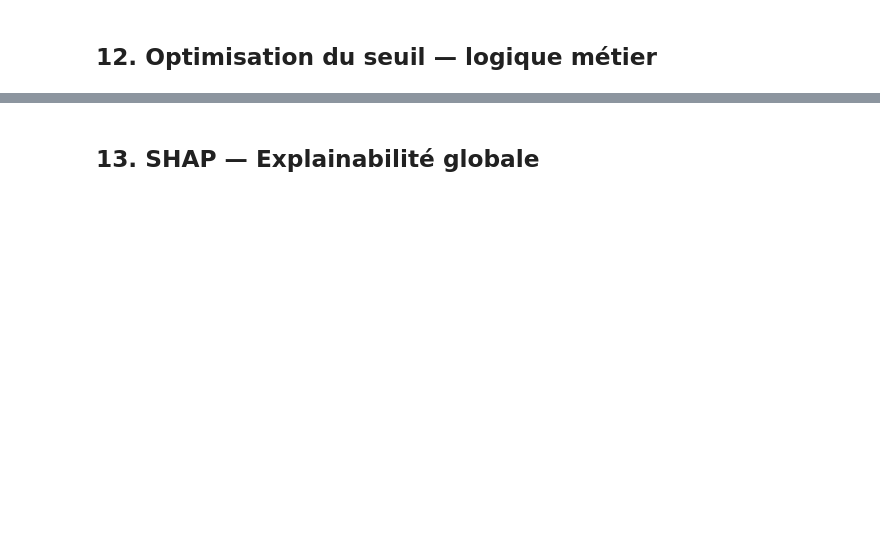
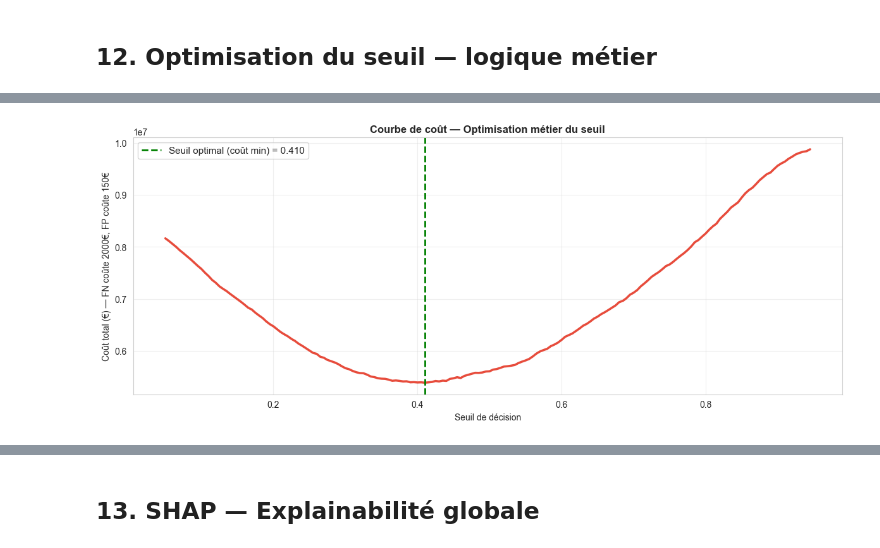
Before and after one commit to mangoderb-sudo/finshield-ai, a Jupyter notebook: notebooks/modeling/03_scoring_model_v2.ipynb, the cells around one changed output, grey strips where cells are left out. Saved outputs shown, nothing was run; the diff lists cells and outputs as text; code cells hidden in the pictures; blank space fills up the shorter version.

```diff
--- a/notebooks/modeling/03_scoring_model_v2.ipynb
+++ b/notebooks/modeling/03_scoring_model_v2.ipynb
@@ -361,7 +524,7 @@ print('(Le preprocessing est fit à l\'intérieur de chaque fold — zéro leaka
 print('⏳ Training Logistic Regression...')
 lr_scores = cross_val_score(
     pipe_lr, X_dev, y_dev,
-    cv=cv, scoring='roc_auc', n_jobs=-1
+    cv=cv, scoring='roc_auc', n_jobs=1  # Désactiver parallel pour éviter PicklingError
 )
 print(f'✅ LR    — AUC : {lr_scores.mean():.4f} ± {lr_scores.std():.4f}')
 
@@ -369,7 +532,7 @@ print(f'✅ LR    — AUC : {lr_scores.mean():.4f} ± {lr_scores.std():.4f}')
 print('⏳ Training XGBoost (peut prendre 3-5 min)...')
 xgb_scores = cross_val_score(
     pipe_xgb, X_dev, y_dev,
-    cv=cv, scoring='roc_auc', n_jobs=-1
+    cv=cv, scoring='roc_auc', n_jobs=1  # Désactiver parallel pour éviter PicklingError
 )
 print(f'✅ XGB   — AUC : {xgb_scores.mean():.4f} ± {xgb_scores.std():.4f}')
 
@@ -377,6 +540,6 @@ print(f'✅ XGB   — AUC : {xgb_scores.mean():.4f} ± {xgb_scores.std():.4f}')
 print('⏳ Training LightGBM...')
 lgb_scores = cross_val_score(
     pipe_lgb, X_dev, y_dev,
-    cv=cv, scoring='roc_auc', n_jobs=-1
+    cv=cv, scoring='roc_auc', n_jobs=1  # Désactiver parallel pour éviter PicklingError
 )
 print(f'✅ LGB   — AUC : {lgb_scores.mean():.4f} ± {lgb_scores.std():.4f}')
@@ -633,0 +1406,81 @@ plt.show()
+# %%
+print('='*70)
+print('PISTES D\'AMÉLIORATION SUPPLÉMENTAIRES')
+print('='*70)
+
+improvements = """
+🎯 PRIORITÉ 1 — Ajustement du modèle (rapide) :
+   ✅ Utiliser le seuil bas (Stratégie 1) : rappel 70%+
+   ✅ Appliquer SMOTE (Stratégie 2) : meilleur équilibre
+   ✅ Combiner : SMOTE + scale_pos_weight augmenté
+
+📈 PRIORITÉ 2 — Feature Engineering (impact moyen/fort) :
+   • Ajouter des ratios de comportement client manquants
+   • Créer des flags de "clients à risque" (ex: documents incomplets)
+   • Intégrer plus de données externes (historique bancaire complet)
+   • Polynomial features sur les ratios critiques
+   • Interations entre features comportementales
+
+🔬 PRIORITÉ 3 — Ensemble & Stacking (approche avancée) :
+   • Combiner XGBoost + LightGBM + Logistic Regression
+   • Stacking : entraîner un meta-model sur les proba des 3 modèles
+   • Voting avec poids différents selon recall de chacun
+
+💼 PRIORITÉ 4 — Logique métier (crucial en production) :
+   • Fixer le seuil en fonction du coût métier :
+     - Coût faux négatif (défaut raté) : perte crédit entière
+     - Coût faux positif (bon client refusé) : perte de marge intérêts
+   • Ratio = coût FN / coût FP → ajuster le seuil en conséquence
+
+⚠️ PIÈGES À ÉVITER :
+   • Ne pas réduire trop le seuil → trop de faux positifs = rejet clients
+   • SMOTE seul ne suffit pas si features manquent
+   • Attention au data leakage si ajouter nouvelles features
+   • Vérifier que le modèle généralise sur données futures (drift monitoring)
+"""
+
+print(improvements)
+
+# Visualisation du coût métier
+print('\n' + '='*70)
+print('ANALYSE COÛT-BÉNÉFICE — Seuil optimal selon appétit au risque')
+print('='*70)
+
+# Simule différents scénarios de coût
+cost_fn = 2000  # Coût unitaire d'un défaut raté (perte crédit)
+cost_fp = 150   # Coût d'un bon client refusé (perte marge)
+
+total_costs = []
+for t in thresholds:
+    pred = (y_proba_xgb >= t).astype(int)
+    tn, fp, fn, tp = confusion_matrix(y_test, pred).ravel()
+    total_cost = fn * cost_fn + fp * cost_fp
+    total_costs.append(total_cost)
+
+best_t_cost = thresholds[np.argmin(total_costs)]
+min_cost = min(total_costs)
+
+plt.figure(figsize=(12, 5))
+plt.plot(thresholds, total_costs, linewidth=2.5, color='#E74C3C')
+plt.axvline(x=best_t_cost, color='green', linestyle='--', linewidth=2,
+            label=f'Seuil optimal (coût min) = {best_t_cost:.3f}')
+plt.xlabel('Seuil de décision')
+plt.ylabel(f'Coût total (€) — FN coûte {cost_fn}€, FP coûte {cost_fp}€')
+plt.title('Courbe de coût — Optimisation métier du seuil', fontweight='bold')
+plt.legend(fontsize=11)
+plt.grid(True, alpha=0.3)
+plt.tight_layout()
+plt.savefig(DOCS_DIR / 'cost_optimization.png', bbox_inches='tight', dpi=150)
+plt.show()
+
+pred_cost_opt = (y_proba_xgb >= best_t_cost).astype(int)
+cm_cost = confusion_matrix(y_test, pred_cost_opt)
+print(f'\n🎯 Seuil optimisant coût métier : {best_t_cost:.3f}')
+print(f'   Coût total : {int(min_cost):,} €')
+print(f'   Faux Négatifs (défauts ratés) : {cm_cost[1,0]} → {cm_cost[1,0] * cost_fn:,} €')
+print(f'   Faux Positifs (bons clients refusés) : {cm_cost[0,1]} → {cm_cost[0,1] * cost_fp:,} €')
+
+print(f'\n📊 Classification Report (seuil métier optimal) :')
+print(classification_report(y_test, pred_cost_opt,
+                            target_names=['Pas défaut', 'Défaut']))
+# %% [output]
@@ -633,0 +1504 @@ plt.show()
+[figure, added]
```
Also changed, not shown: parts of 52 cells of this notebook, 9 other files.
